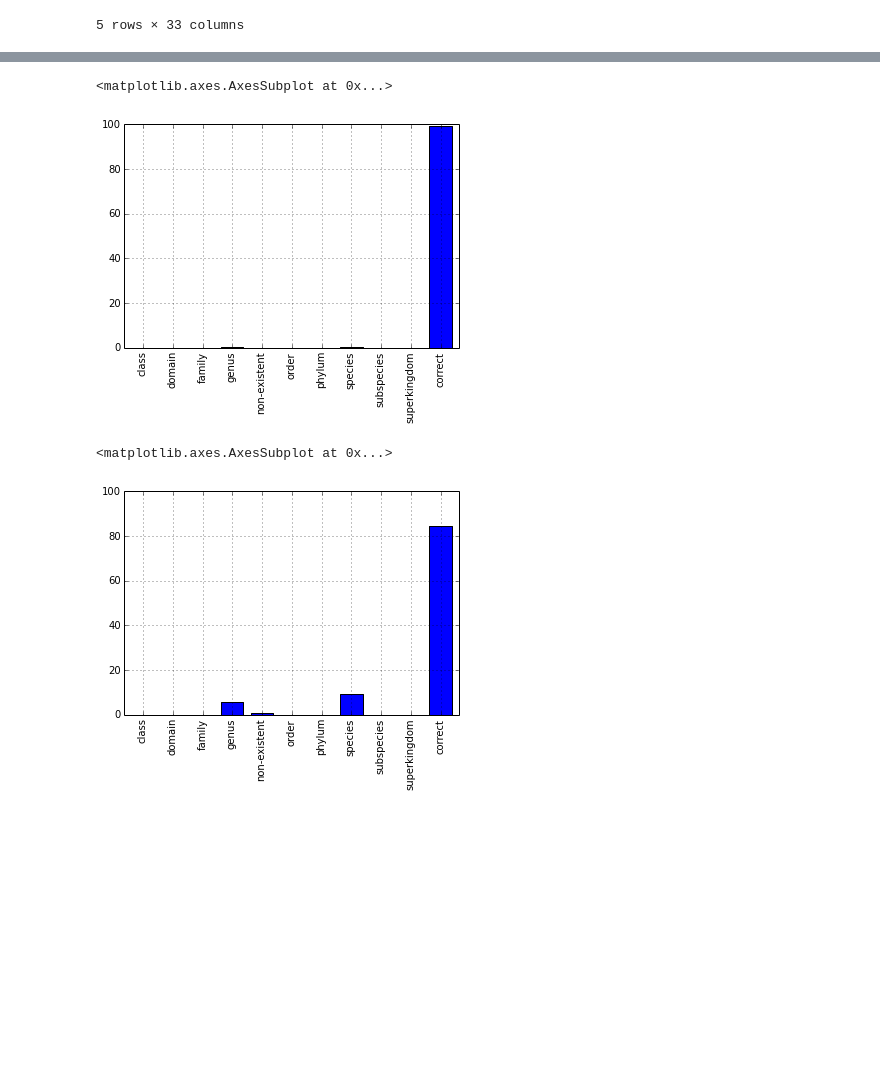
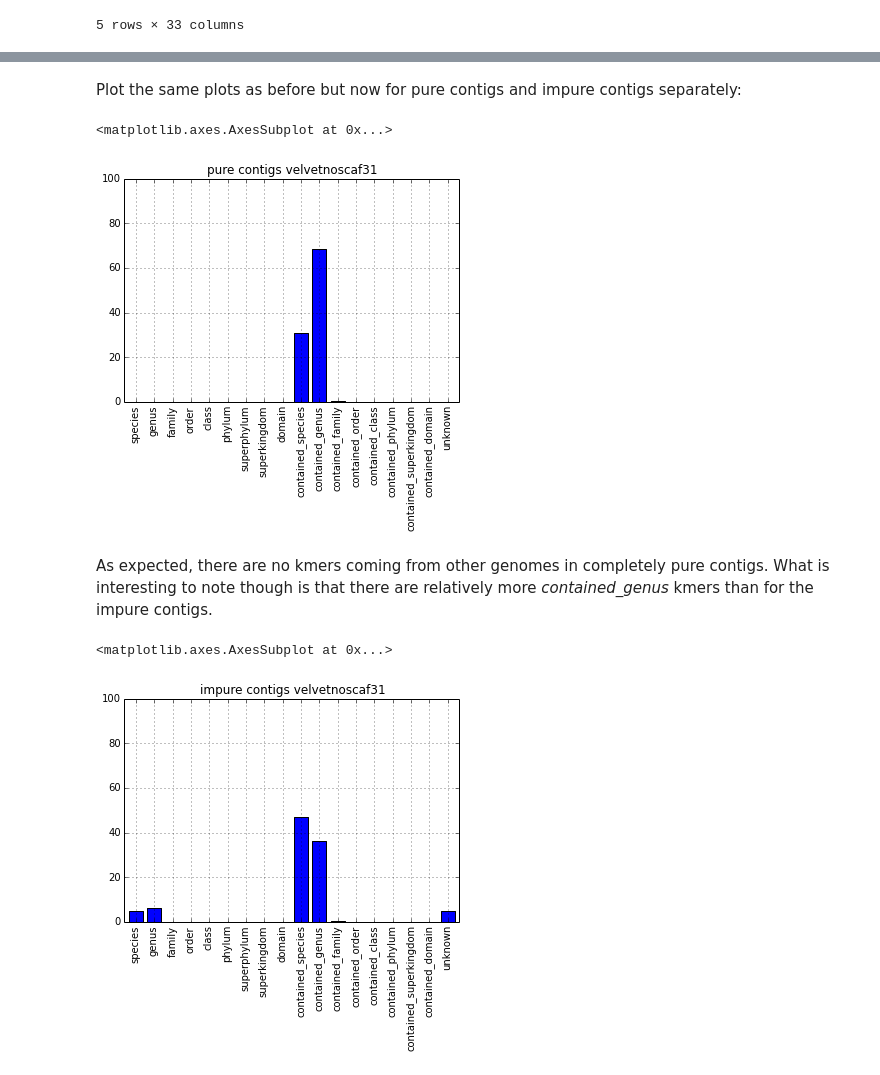
Before and after one commit to inodb/masmvali-publication, a Jupyter notebook: notebooks/kraken.ipynb, the cells around one changed output, grey strips where cells are left out. Saved outputs shown, nothing was run; the diff lists cells and outputs as text; code cells hidden in the pictures; blank space fills up the shorter version.

```diff
--- a/notebooks/kraken.ipynb
+++ b/notebooks/kraken.ipynb
@@ -219,7 +320,0 @@ for c in [c for c in taxid_kmer.columns if c != "correct"]:
-# %%
-rank_kmer = pd.DataFrame({r:(0,)*len(taxid_kmer) for r in rank2tax}, index=taxid_kmer.index)
-
-for r in rank_kmer.columns:
-    rank_kmer[r] = taxid_kmer.ix[:,rank2tax[r]].sum(axis='columns')
-rank_kmer["correct"] = taxid_kmer["correct"]
-rank_kmer.head()
@@ -235,4 +323,6 @@ rank_kmer.head()
 # %%
-rank_kmer_short = rank_kmer.reindex_axis(
-    reversed(['non-existent','domain','superkingdom','kingdom','superphylum','phylum','class','order','family','genus','species']),
+lca_rank_kmer_count_sort = lca_rank_kmer_count.reindex_axis(
+    reversed(['unknown'] +
+              ["contained_" + r for r in ['domain','superkingdom','phylum','class','order','family','genus','species']] +
+              ['domain','superkingdom','superphylum','phylum','class','order','family','genus','species']),
     axis=1)
@@ -284,0 +379,2 @@ impure = rank_kmer_purity.max_aln_purity < 1
+# %%
+cpurity_lca = cpurity.ix[:,["max_aln_strain","max_aln_purity","contig_length"]].join(lca_rank_kmer_count_sort, how='right')
@@ -285,10 +400,22 @@ impure = rank_kmer_purity.max_aln_purity < 1
+# %% [markdown]
+Plot the same plots as before but now for pure contigs and impure contigs separately:
+# %%
+pure = cpurity_lca.max_aln_purity == 1
+impure = cpurity_lca.max_aln_purity < 1
+cpurity_lca.plot(title=)
 # %%
-(rank_kmer_purity[pure].sum() / rank_kmer_purity[pure].sum().sum() * 100.0).plot(kind='bar', ylim=[0,100])
+(cpurity_lca[pure].ix[:,range(3,len(cpurity_lca.columns))].sum() /
+ cpurity_lca[pure].ix[:,range(3,len(cpurity_lca.columns))].sum().sum() * 100.0).plot(kind='bar', ylim=[0,100],
+                                                                                     title="pure contigs velvetnoscaf31")
 # %% [output]
 <matplotlib.axes.AxesSubplot at 0x...>
-[figure, old version]
+[figure, new version]
+# %% [markdown]
+As expected, there are no kmers coming from other genomes in completely pure contigs. What is interesting to note though is that there are relatively more *contained_genus* kmers than for the impure contigs.
 # %%
-(rank_kmer_purity[impure].sum() / rank_kmer_purity[impure].sum().sum() * 100.0).plot(kind='bar', ylim=[0,100])
+(cpurity_lca[impure].ix[:,range(3,len(cpurity_lca.columns))].sum() /
+ cpurity_lca[impure].ix[:,range(3,len(cpurity_lca.columns))].sum().sum() * 100.0).plot(kind='bar', ylim=[0,100],
+                                                                                       title="impure contigs velvetnoscaf31")
 # %% [output]
 <matplotlib.axes.AxesSubplot at 0x...>
-[figure, old version]
+[figure, new version]
```
Also changed, not shown: parts of 49 cells of this notebook.
